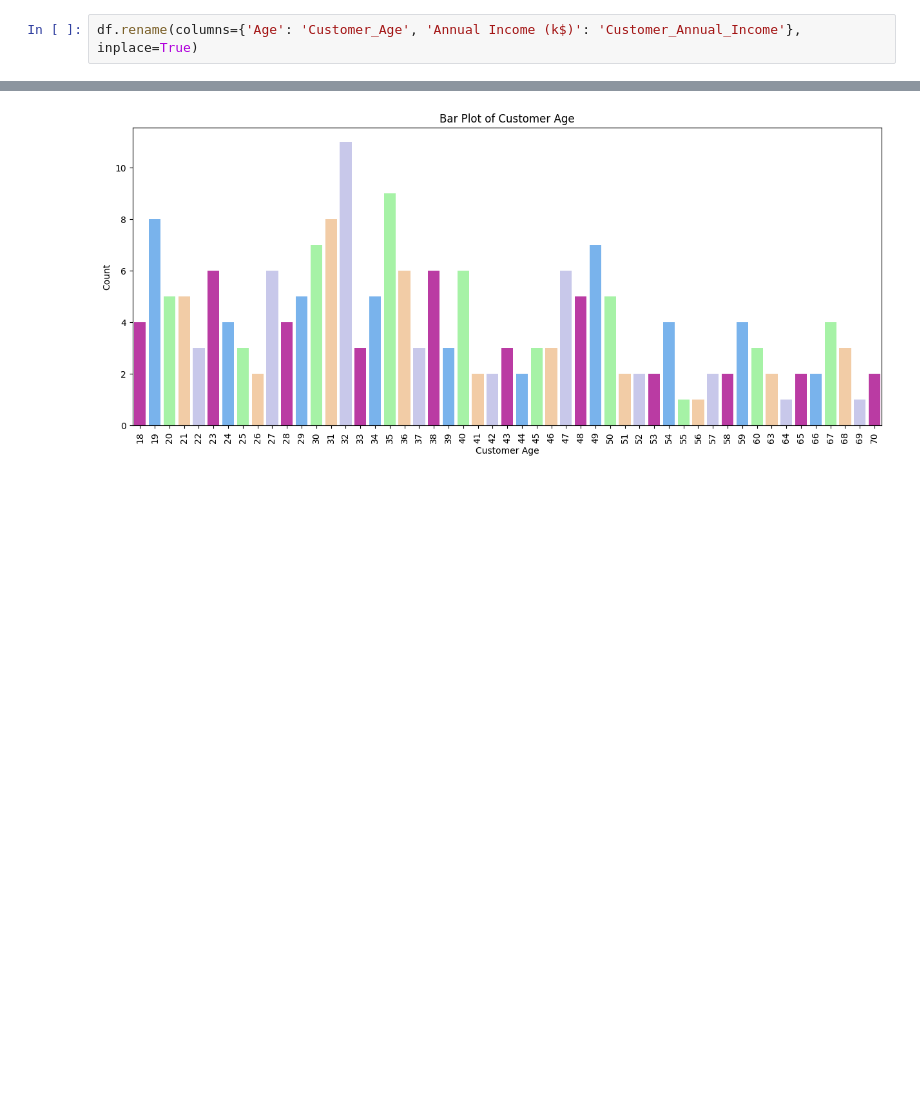
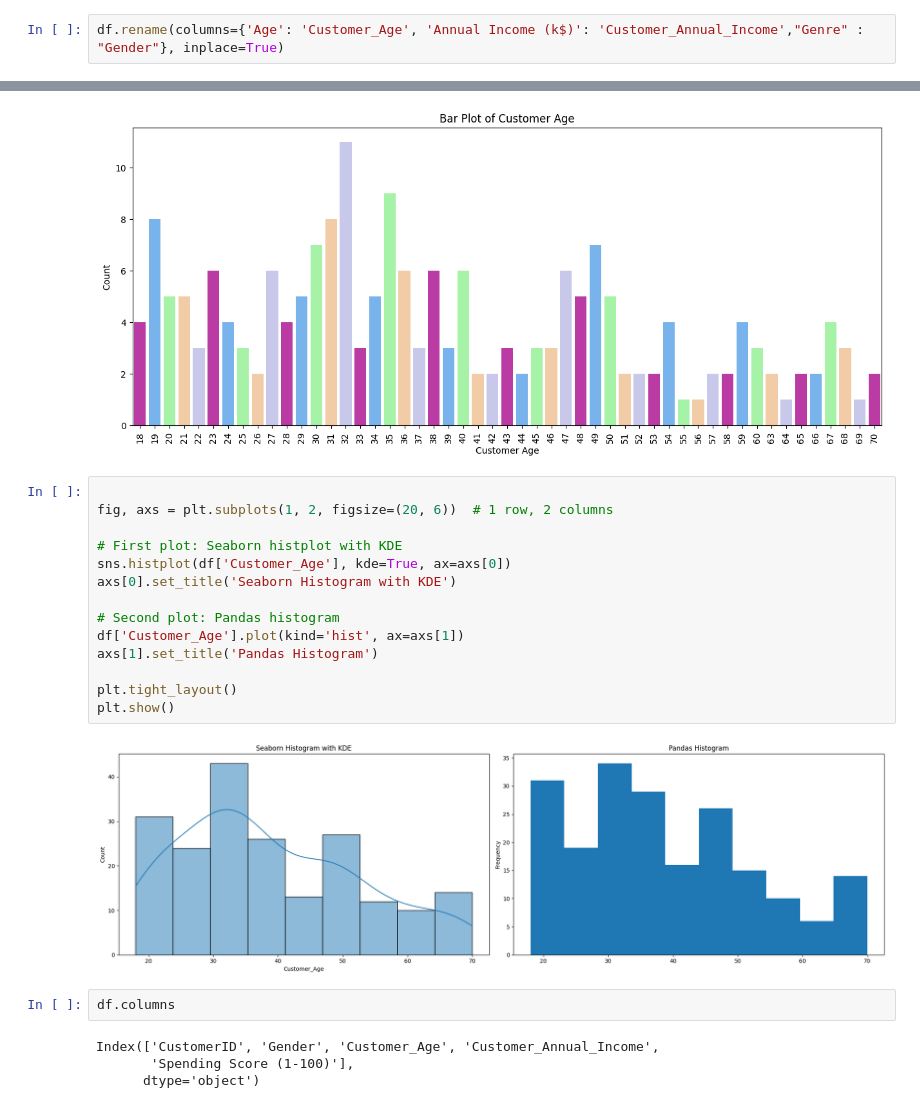
Before and after one commit to SarahBahary/Customer-Segmentation, a Jupyter notebook: CustomerSegmentation.ipynb, the cells around one changed output, grey strips where cells are left out. Cells and saved outputs as stored; diff of their text form; blank space fills up the shorter version.

```diff
--- a/CustomerSegmentation.ipynb
+++ b/CustomerSegmentation.ipynb
@@ -148,7 +148,7 @@ df.describe(exclude='number')
 | top | Female |
 | freq | 112 |
 # %%
-df.rename(columns={'Age': 'Customer_Age', 'Annual Income (k$)': 'Customer_Annual_Income'}, inplace=True)
+df.rename(columns={'Age': 'Customer_Age', 'Annual Income (k$)': 'Customer_Annual_Income',"Genre" : "Gender"}, inplace=True)
 # %%
 df.columns
 # %% [output]
@@ -440,3 +440,25 @@ plt.ylabel('Count')
 plt.show()
 # %% [output]
 [figure]
+# %%
+
+fig, axs = plt.subplots(1, 2, figsize=(20, 6))  # 1 row, 2 columns
+
+# First plot: Seaborn histplot with KDE
+sns.histplot(df['Customer_Age'], kde=True, ax=axs[0])
+axs[0].set_title('Seaborn Histogram with KDE')
+
+# Second plot: Pandas histogram
+df['Customer_Age'].plot(kind='hist', ax=axs[1])
+axs[1].set_title('Pandas Histogram')
+
+plt.tight_layout()
+plt.show()
+# %% [output]
+[figure, added]
+# %%
+df.columns
+# %% [output]
+Index(['CustomerID', 'Gender', 'Customer_Age', 'Customer_Annual_Income',
+       'Spending Score (1-100)'],
+      dtype='object')
```
Also changed, not shown: parts of 28 cells of this notebook.
